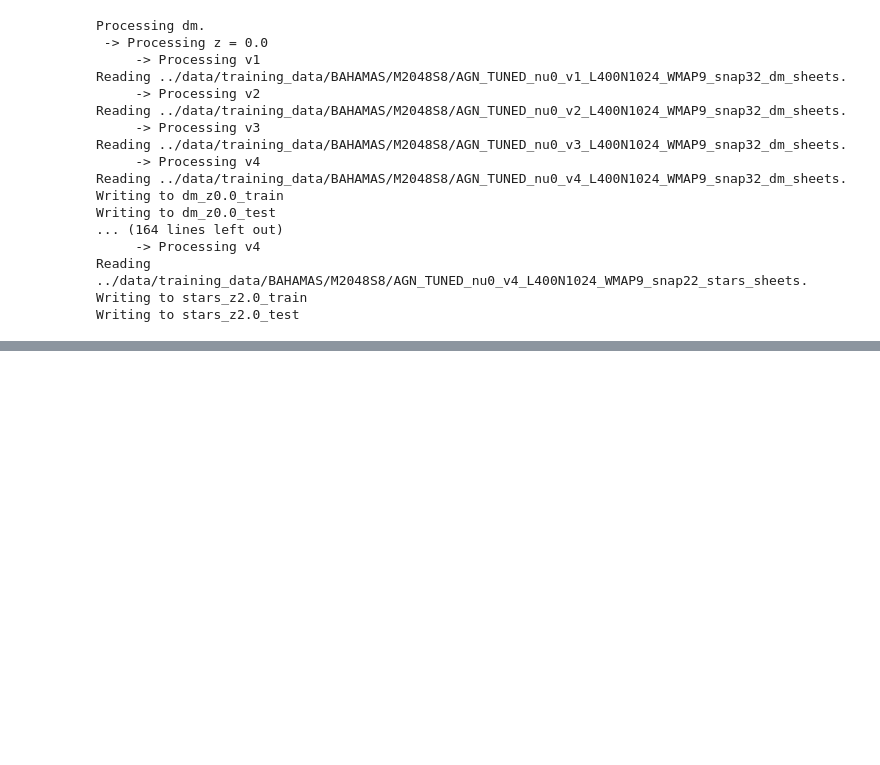
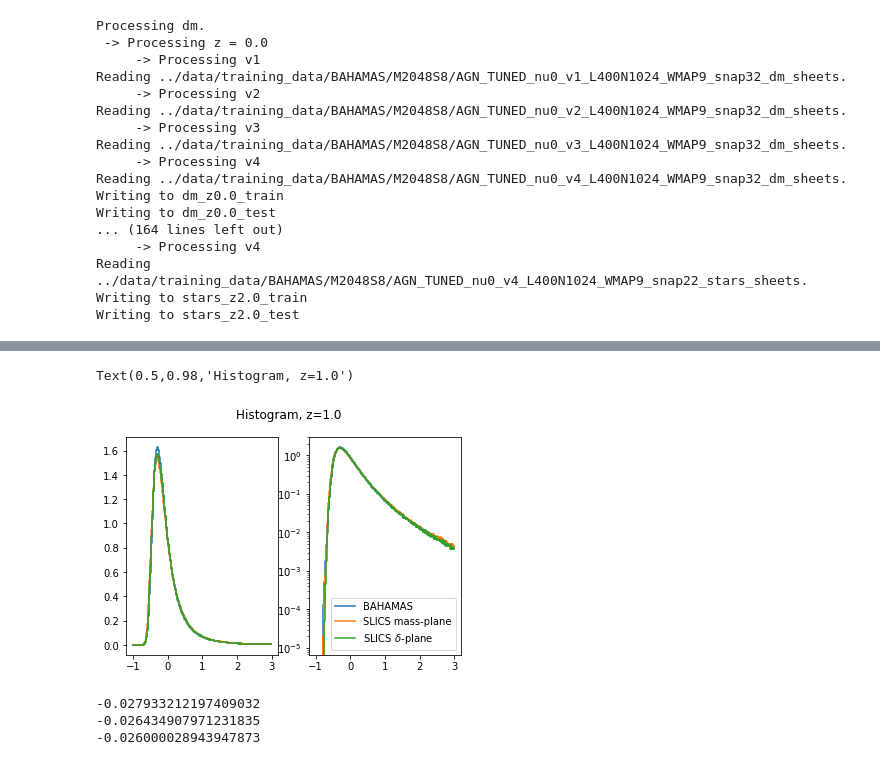
Before and after one commit to tilmantroester/baryon_painter, a Jupyter notebook: notebooks/prepare_simulation_data.ipynb, the cells around one changed output, grey strips where cells are left out. Drawn from its saved outputs; the diff is of its cells as text; code cells hidden in the pictures; blank space fills up the shorter version.

Commit message:
Cleaned up SLICS preparation notebook.

```diff
--- a/notebooks/prepare_simulation_data.ipynb
+++ b/notebooks/prepare_simulation_data.ipynb
@@ -380,0 +292,5 @@ pixel_size
+# %%
+import dill
+
+with open("../output/test/transform.pickle", "wb") as f:
+    dill.dump(datasets.compile_transform(dataset.transform, dataset.stats), f)
@@ -380,0 +322,6 @@ pixel_size
+# %%
+d = np.fromfile(f"../data/training_data/BAHAMAS/M2048S8/AGN_TUNED_nu0_v1_L400N1024_WMAP9_snap32_dm_sheets",
+                dtype=np.float32).reshape(3, 8, 2048, 2048, order="F")
+print(f"Number of particles in 50 Mpc/h slice:          {d[0,1].sum()*(1024**3/2048**3)/dm_fraction:.3e}")
+print(f"Expected number of particles in 50 Mpc/h slice: {1024**3/8:.3e}")
+print(f"Fractional difference:                          {d[0,1].sum()*8*(1/2048**3)/dm_fraction-1:.3f}")
@@ -380,0 +437,26 @@ pixel_size
+# %%
+fig, ax = plt.subplots(1, 2)
+
+
+ax[0].step(bins[:-1], BAHAMAS_dm_hist, label="BAHAMAS")
+ax[0].step(bins[:-1], SLICS_dm_sheet_hist, label="SLICS mass-plane")
+ax[0].step(bins[:-1], SLICS_dm_delta_hist, label=r"SLICS $\delta$-plane")
+
+ax[1].step(bins[:-1], BAHAMAS_dm_hist, label="BAHAMAS")
+ax[1].step(bins[:-1], SLICS_dm_sheet_hist, label="SLICS mass-plane")
+ax[1].step(bins[:-1], SLICS_dm_delta_hist, label=r"SLICS $\delta$-plane")
+ax[1].set_yscale("log")
+ax[1].legend()
+
+fig.suptitle("Histogram, z=1.0")
+# %% [output]
+Text(0.5,0.98,'Histogram, z=1.0')
+[figure, added]
+# %%
+print(np.average(bins[:-1], weights=BAHAMAS_dm_hist))
+print(np.average(bins[:-1], weights=SLICS_dm_sheet_hist))
+print(np.average(bins[:-1], weights=SLICS_dm_delta_hist))
+# %% [output]
+-0.027933212197409032
+-0.026434907971231835
+-0.026000028943947873
```
Also changed, not shown: parts of 41 cells of this notebook, 2 other files.
